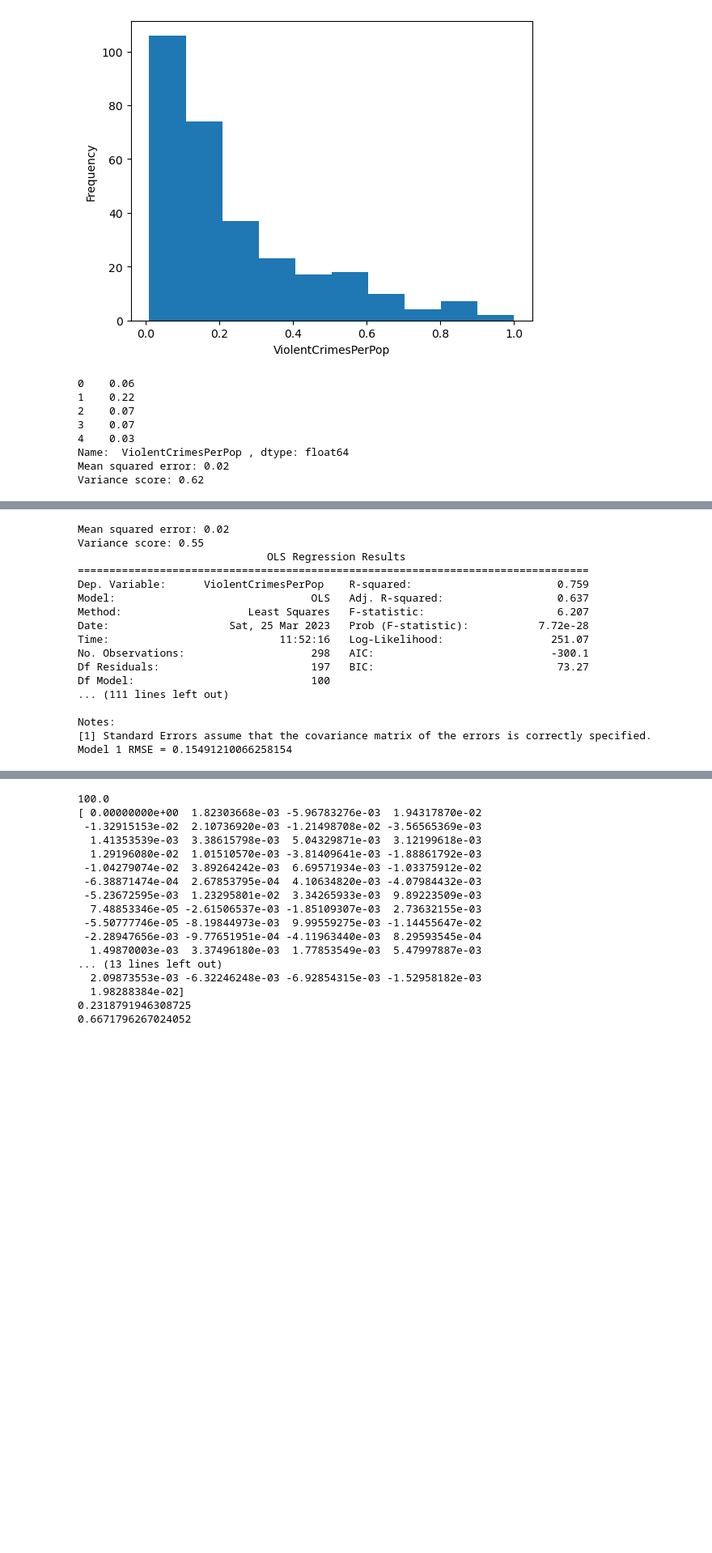
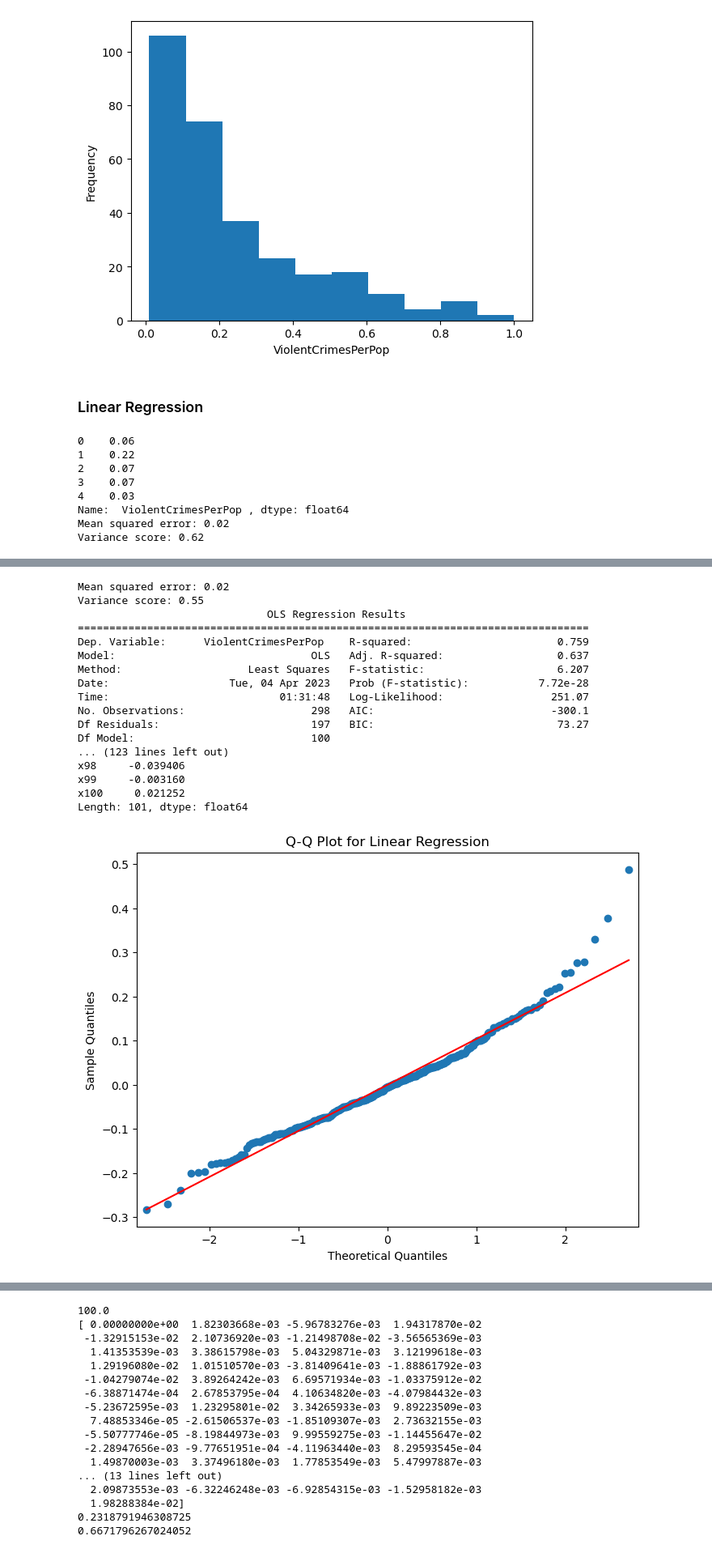
Before and after one commit to DonMMK/Machine-Learning-CAB420, a Jupyter notebook: assessment1a/Q1/CAB420_A1A_Q1_Template.ipynb, the cells around one changed output, grey strips where cells are left out. Shown at 81% size. Drawn from its saved outputs; the diff is of its cells as text; code cells hidden in the pictures; blank space fills up the shorter version.

```diff
--- a/assessment1a/Q1/CAB420_A1A_Q1_Template.ipynb
+++ b/assessment1a/Q1/CAB420_A1A_Q1_Template.ipynb
@@ -108,6 +108,8 @@ Length: 100, dtype: object
 #     features = train.drop('ViolentCrimesPerPop', axis=1)
 # else:
 #     print("Error: 'ViolentCrimesPerPop' column not found in the DataFrame.")
+# %% [markdown]
+### Linear Regression
 # %%
 # Prepare the data
 # y_train has the target variable (ViolentCrimesPerPop) from the features.
@@ -162,37 +164,43 @@ import numpy as np
 X_val = sm.add_constant(X_val)
 X_train = sm.add_constant(X_train)
 
 # Use OLS to fit a linear regression model to the training data.
 model_OLS = sm.OLS(y_train, X_train)
 resulting_model = model_OLS.fit()
 print(resulting_model.summary())
 
 predicted = resulting_model.predict(X_val)
 print('Model 1 RMSE = {}'.format(np.sqrt(mean_squared_error(y_val, resulting_model.predict(X_val)))))
+print(resulting_model.params)
+fig, ax = plt.subplots(figsize=(8,6))
+sm.qqplot(resulting_model.resid, ax=ax, line='s')
+plt.title('Q-Q Plot for Linear Regression')
+plt.show()
 # %% [output]
 0    0.06
 1    0.22
 2    0.07
 3    0.07
 4    0.03
 Name:  ViolentCrimesPerPop , dtype: float64
 Mean squared error: 0.02
 Variance score: 0.62
 [figure]
 Mean squared error: 0.02
 Variance score: 0.55
                               OLS Regression Results
 =================================================================================
 Dep. Variable:      ViolentCrimesPerPop    R-squared:                       0.759
 Model:                               OLS   Adj. R-squared:                  0.637
 Method:                    Least Squares   F-statistic:                     6.207
-Date:                   Sat, 25 Mar 2023   Prob (F-statistic):           7.72e-28
-Time:                           11:52:16   Log-Likelihood:                 251.07
+Date:                   Tue, 04 Apr 2023   Prob (F-statistic):           7.72e-28
+Time:                           01:31:48   Log-Likelihood:                 251.07
 No. Observations:                    298   AIC:                            -300.1
 Df Residuals:                        197   BIC:                             73.27
 Df Model:                            100
-... (111 lines left out)
-
-Notes:
-[1] Standard Errors assume that the covariance matrix of the errors is correctly specified.
-Model 1 RMSE = 0.15491210066258154
+... (123 lines left out)
+x98     -0.039406
+x99     -0.003160
+x100     0.021252
+Length: 101, dtype: float64
+[figure, added]
```
Also changed, not shown: parts of 3 cells of this notebook, 2 other files.
